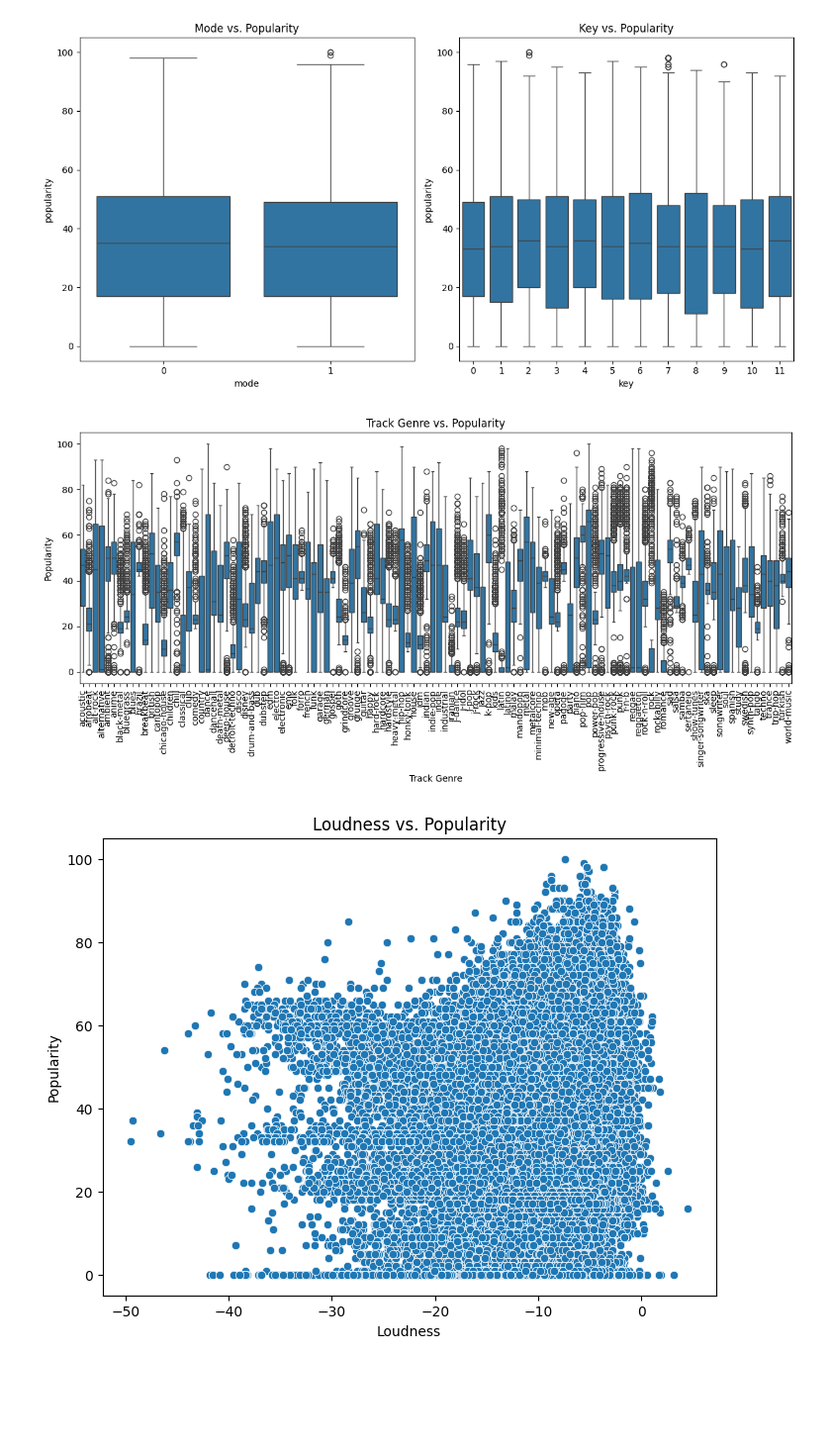
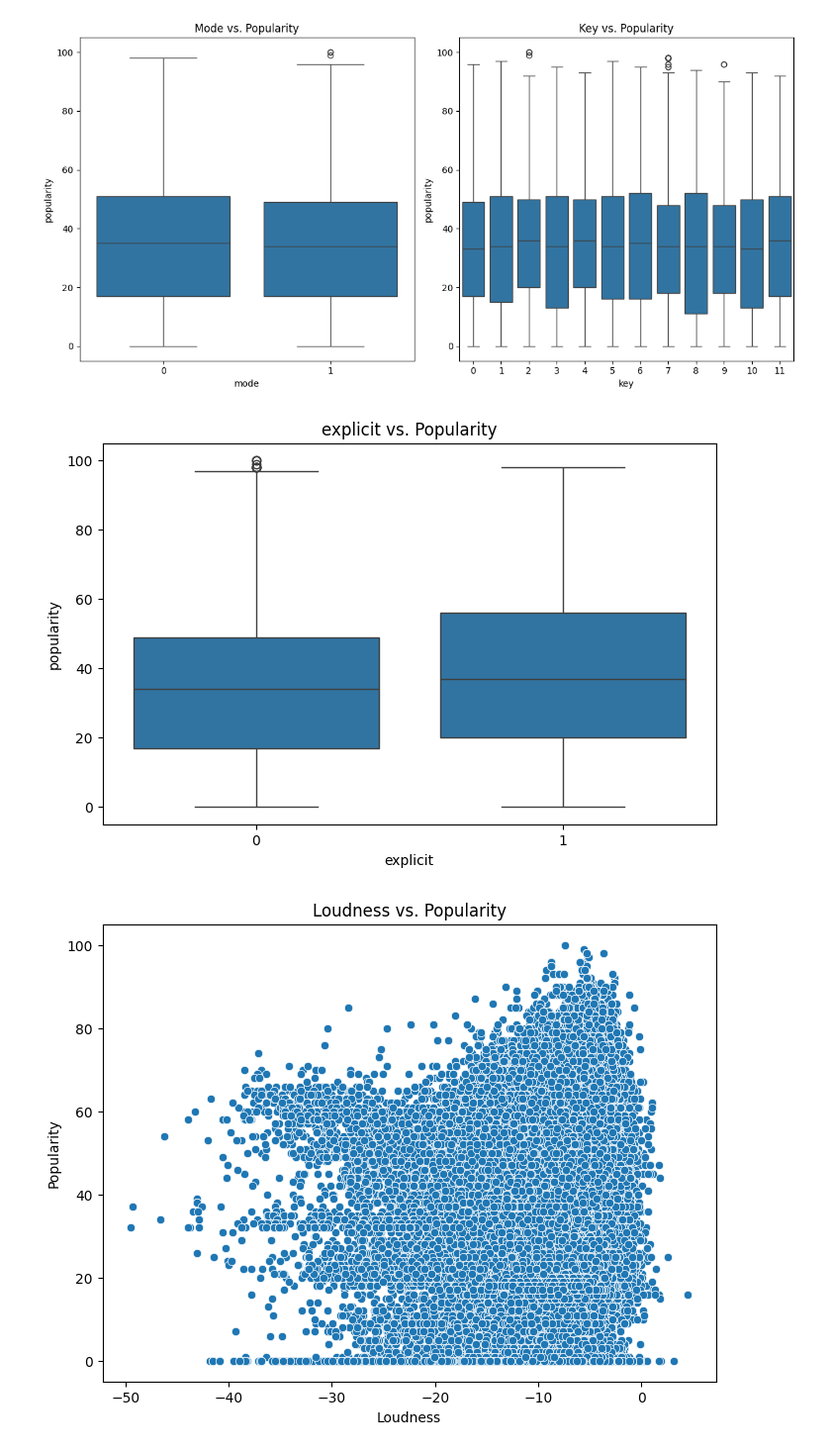
Before and after one commit to rghosh1353/spotify_genre_proj, a Jupyter notebook: Main.ipynb, the cells around one changed output. Shown at 99% size. Cells and saved outputs as stored; diff of their text form; code cells hidden in the pictures; blank space fills up the shorter version.

```diff
--- a/Main.ipynb
+++ b/Main.ipynb
@@ -305,18 +305,17 @@ plt.tight_layout()
 plt.show()
 # %% [output]
 [figure]
-# %%
-# Create a box plot of track genre vs popularity
-plt.figure(figsize=(12, 6))
-sns.boxplot(x='track_genre', y='popularity', data=spotify_cleaned_df)
-plt.xticks(rotation=90)  # Rotate x-axis labels for better readability
-plt.xlabel('Track Genre')
-plt.ylabel('Popularity')
-plt.title('Track Genre vs. Popularity')
-plt.tight_layout()
-plt.show()
-# %% [output]
-[figure, removed]
+# %%
+plt.figure(figsize=(8,5))
+
+# Box plot for mode vs popularity
+sns.boxplot(x='explicit', y='popularity', data=spotify_cleaned_df)
+plt.title('explicit vs. Popularity')
+
+# Adjust layout and display the plot
+plt.show()
+# %% [output]
+[figure, added]
 # %%
 # Scatter plot for loudness vs popularity
 plt.figure(figsize=(8, 6))
```
